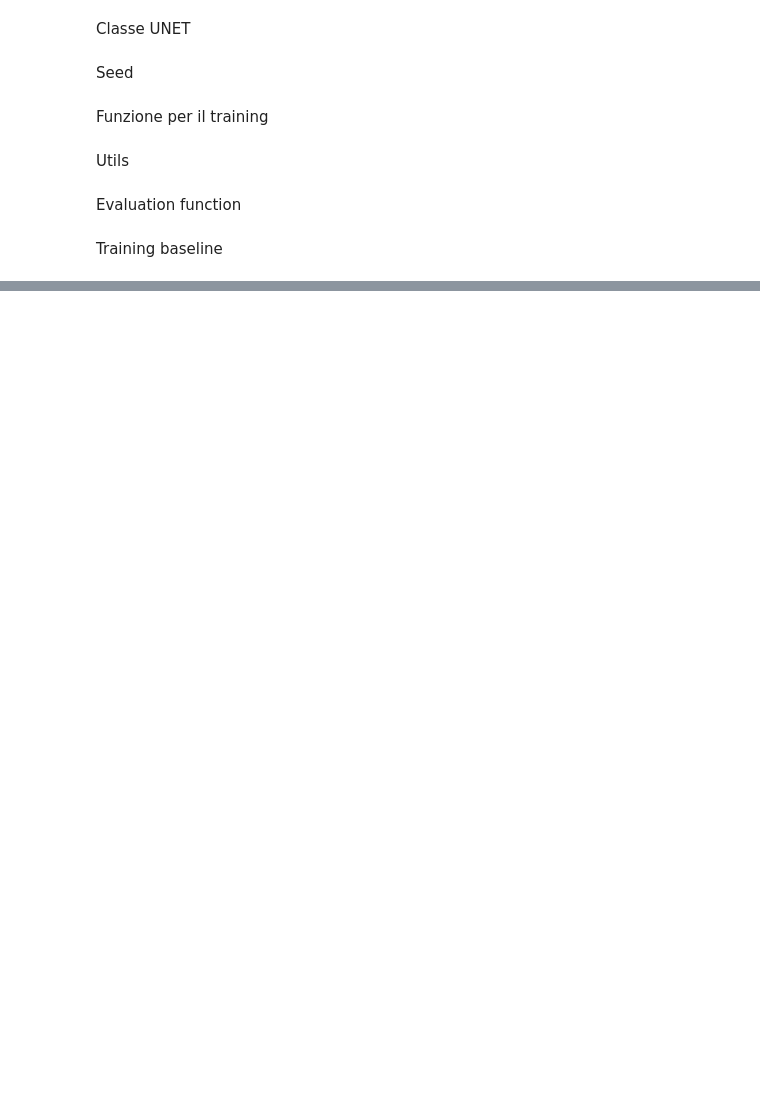
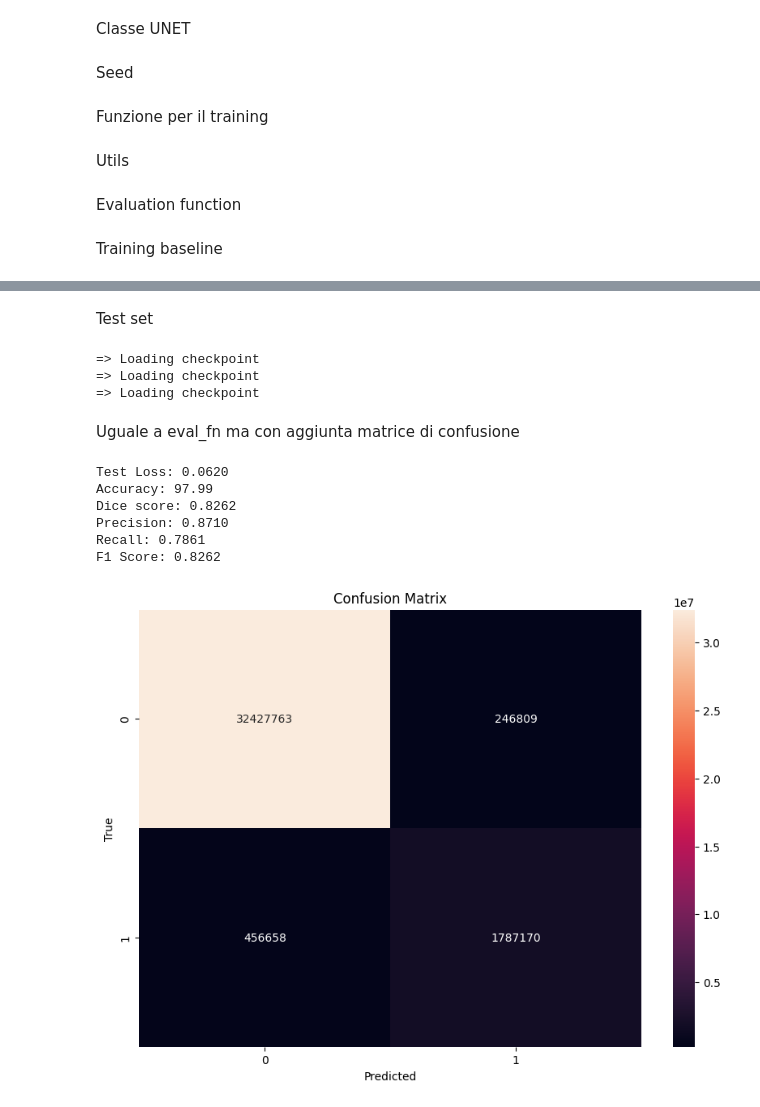
Before and after one commit to ccsed/ProgettoLabAI, a Jupyter notebook: Progetto.ipynb, the cells around one changed output, grey strips where cells are left out. Cells and saved outputs as stored; diff of their text form; code cells hidden in the pictures; blank space fills up the shorter version.

```diff
--- a/Progetto.ipynb
+++ b/Progetto.ipynb
@@ -616,0 +613,31 @@ plot_metrics(metrics, save_dir=save_directory)
+# %% [markdown]
+Test set
+# %%
+model1_path = "/content/drive/MyDrive/model4/best_model.pth.tar"
+model2_path = "/content/drive/MyDrive/model8/best_model.pth.tar"
+model3_path = "/content/drive/MyDrive/model10/best_model.pth.tar"
+
+model1 = UNET(in_channels=4, out_channels=1).to(device)
+model2 = UNET(in_channels=4, out_channels=1).to(device)
+model3 = UNET(in_channels=4, out_channels=1).to(device)
+
+load_checkpoint(torch.load(model1_path), model1)
+load_checkpoint(torch.load(model2_path), model2)
+load_checkpoint(torch.load(model3_path), model3)
+
+criterion = nn.BCEWithLogitsLoss()
+# %% [output]
+=> Loading checkpoint
+=> Loading checkpoint
+=> Loading checkpoint
+# %%
+test_transform = A.Compose([
+    A.Resize(height=320, width=320),
+    A.Normalize(mean=mean, std=std),
+    ToTensorV2(),
+])
+
+test_dataset = SARDataset(test_image_paths, test_label_paths, transform=test_transform)
+test_loader = DataLoader(test_dataset, batch_size=16, shuffle=False, num_workers=4, pin_memory=True)
+# %% [markdown]
+Uguale a eval_fn ma con aggiunta matrice di confusione
@@ -616,0 +721,14 @@ plot_metrics(metrics, save_dir=save_directory)
+# %%
+test_txtfile1 = "/content/drive/MyDrive/test4/output.txt"
+test_txtfile2 = "/content/drive/MyDrive/test8/output.txt"
+test_txtfile3 = "/content/drive/MyDrive/test10/output.txt"
+# %%
+test_loss1, test_accuracy1, test_dice_score1, test_precision1, test_recall1, test_f1_1 = test_fn(test_loader, model1, criterion, test_txtfile1, device=device)
+# %% [output]
+Test Loss: 0.0620
+Accuracy: 97.99
+Dice score: 0.8262
+Precision: 0.8710
+Recall: 0.7861
+F1 Score: 0.8262
+[figure, added]
```
Also changed, not shown: parts of 9 cells of this notebook.
